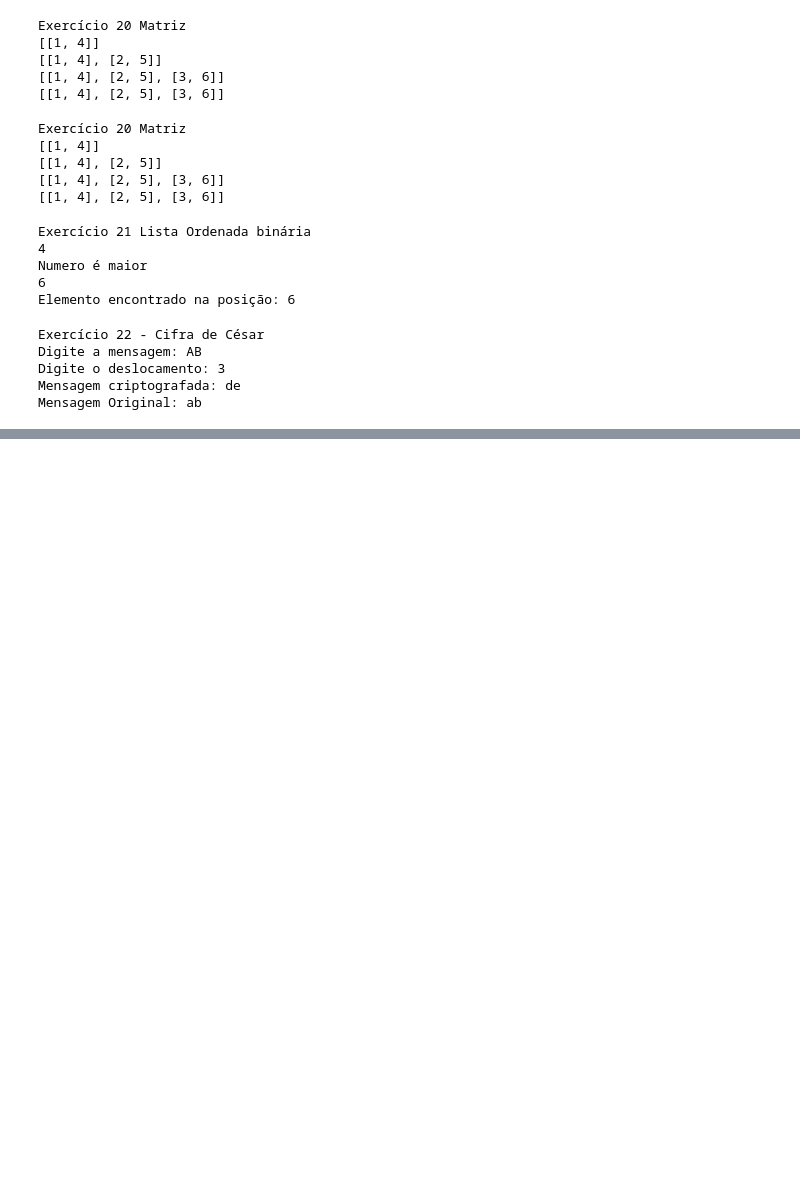
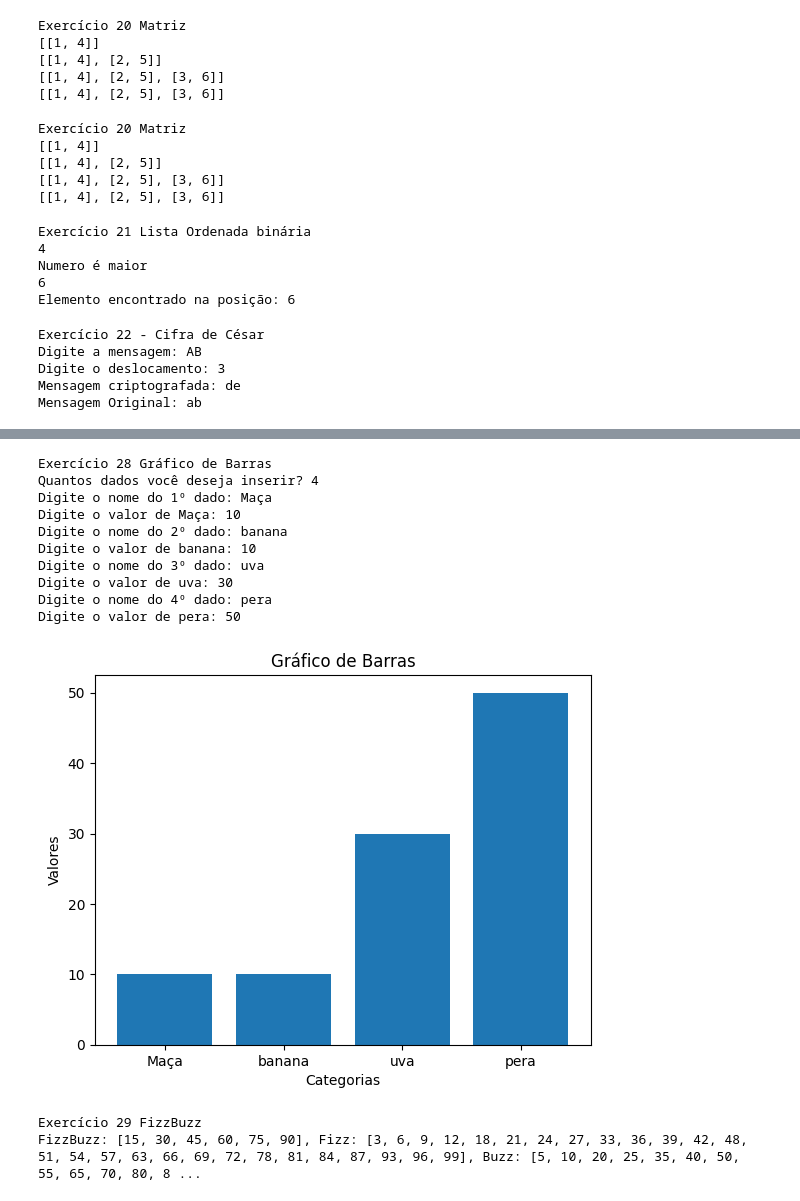
Before and after one commit to DevKaiqueTeixeira/IA, a Jupyter notebook: lista 1/Exercicio_Python_KaiqueDeLimaTeixeira_6periodo_TurmaC.ipynb, the cells around one changed output, grey strips where cells are left out. Saved outputs shown, nothing was run; the diff lists cells and outputs as text; code cells hidden in the pictures; blank space fills up the shorter version.

```diff
--- a/lista 1/Exercicio_Python_KaiqueDeLimaTeixeira_6periodo_TurmaC.ipynb
+++ b/lista 1/Exercicio_Python_KaiqueDeLimaTeixeira_6periodo_TurmaC.ipynb
@@ -467,0 +598,15 @@ Mensagem Original: ab
+# %%
+print("Exercício 25 classificar números")
+
+numeros = [1,-5,0,10,50,-5]
+listazero=[]
+listapositivo=[]
+listanegativo=[]
+for i in range(len(numeros)):
+  if(numeros[i]==0):
+    listazero.append(numeros[i])
+  elif(numeros[i]<0):
+     listanegativo.append(numeros[i] )
+  else:
+    listapositivo.append(numeros[i])
+print(f"Lista positiva: {listapositivo}, Lista Negativa: {listanegativo}, Lista Zeros: {listazero}")
@@ -467,0 +676,63 @@ Mensagem Original: ab
+# %%
+print("Exercício 28 Gráfico de Barras")
+
+import matplotlib.pyplot as plt
+
+categorias = []
+valores = []
+
+quantidade = int(input("Quantos dados você deseja inserir? "))
+
+for i in range(quantidade):
+    categoria = input(f"Digite o nome do {i + 1}º dado: ")
+    valor = int(input(f"Digite o valor de {categoria}: "))
+
+    categorias.append(categoria)
+    valores.append(valor)
+
+plt.bar(categorias, valores)
+
+plt.title("Gráfico de Barras")
+plt.xlabel("Categorias")
+plt.ylabel("Valores")
+
+plt.show()
+# %% [output]
+Exercício 28 Gráfico de Barras
+Quantos dados você deseja inserir? 4
+Digite o nome do 1º dado: Maça
+Digite o valor de Maça: 10
+Digite o nome do 2º dado: banana
+Digite o valor de banana: 10
+Digite o nome do 3º dado: uva
+Digite o valor de uva: 30
+Digite o nome do 4º dado: pera
+Digite o valor de pera: 50
+[figure, added]
+# %%
+print("Exercício 29 FizzBuzz")
+
+listaFB=[]
+listaF=[]
+listaB=[]
+listaNenhum=[]
+
+for i in range(1, 101):
+
+    if i % 3 == 0 and i % 5 == 0:
+        listaFB.append(i)
+
+    elif i % 3 == 0:
+        listaF.append(i)
+
+    elif i % 5 == 0:
+        listaB.append(i)
+
+    else:
+      listaNenhum.append(i)
+
+
+print(f"FizzBuzz: {listaFB}, Fizz: {listaF}, Buzz: {listaB}, Não divisivel por nenhum: {listaNenhum}")
+# %% [output]
+Exercício 29 FizzBuzz
+FizzBuzz: [15, 30, 45, 60, 75, 90], Fizz: [3, 6, 9, 12, 18, 21, 24, 27, 33, 36, 39, 42, 48, 51, 54, 57, 63, 66, 69, 72, 78, 81, 84, 87, 93, 96, 99], Buzz: [5, 10, 20, 25, 35, 40, 50, 55, 65, 70, 80, 8 ...
```
Also changed, not shown: parts of 6 cells of this notebook.
